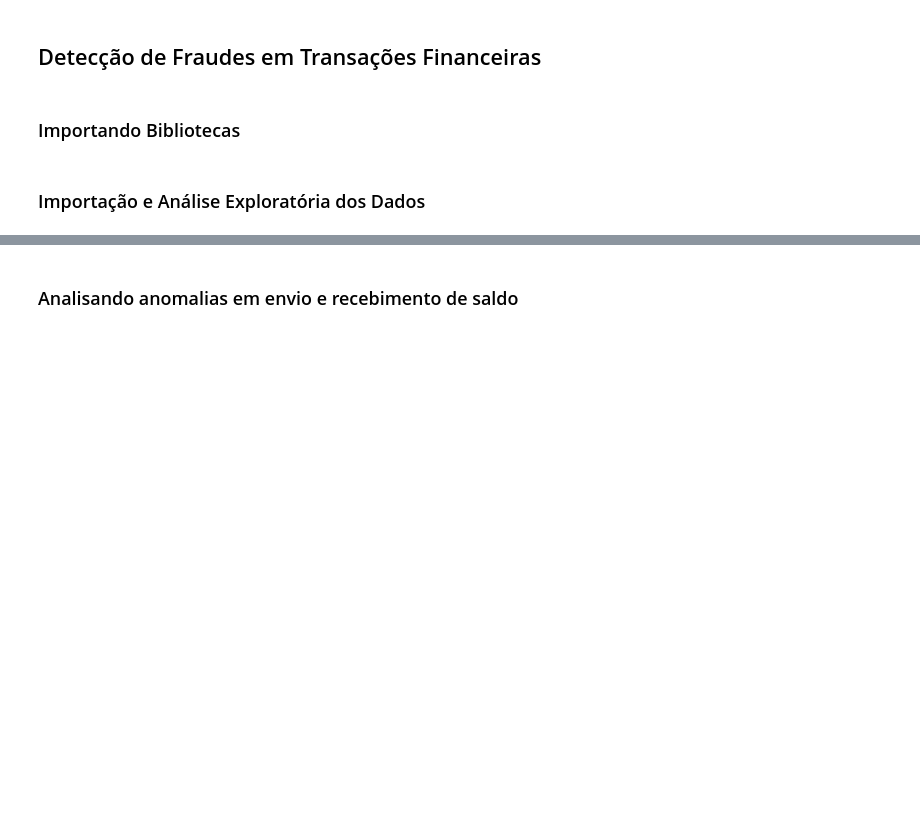
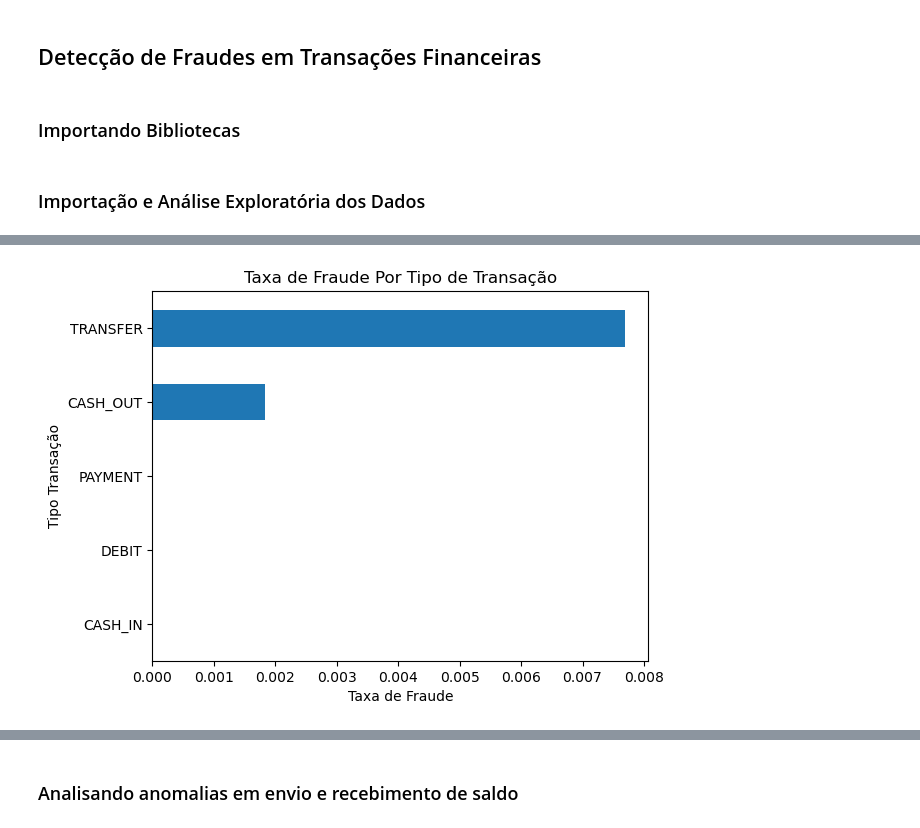
Before and after one commit to larissarqos/Portfolio, a Jupyter notebook: Deteccao_Fraudes/fraud_prediction.ipynb, the cells around one changed output, grey strips where cells are left out. Saved outputs shown, nothing was run; the diff lists cells and outputs as text; code cells hidden in the pictures; blank space fills up the shorter version.

```diff
--- a/Deteccao_Fraudes/fraud_prediction.ipynb
+++ b/Deteccao_Fraudes/fraud_prediction.ipynb
@@ -60,8 +122,11 @@ plt.show()
 # %%
 # Gráfico - Total de fraudes por tipo de transações
 # A maior parte das fraudes ocorre na transferência ou saque de valores
 fraud_by_type = df.groupby('type')['isFraud'].mean().sort_values()
-fraud_by_type.plot(kind='barh', title='Fraud Rate by Type')
-plt.xlabel('Fraud Rate')
+fraud_by_type.plot(kind='barh', title='Taxa de Fraude Por Tipo de Transação')
+plt.xlabel('Taxa de Fraude')
+plt.ylabel('Tipo Transação')
 plt.show()
+# %% [output]
+[figure, added]
 # %%
```
Also changed, not shown: parts of 35 cells of this notebook, 1 other file.
